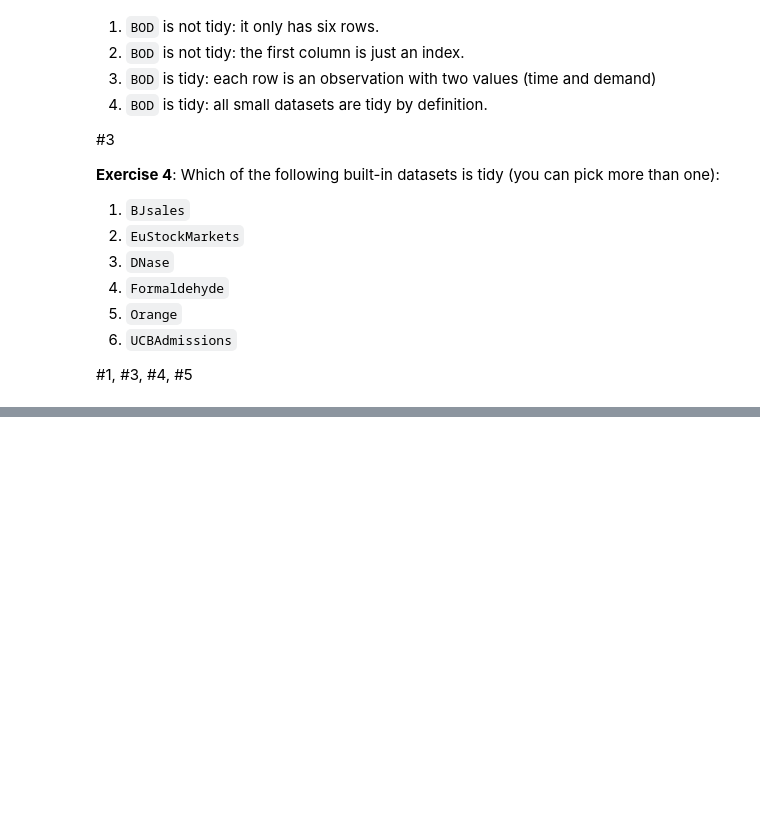
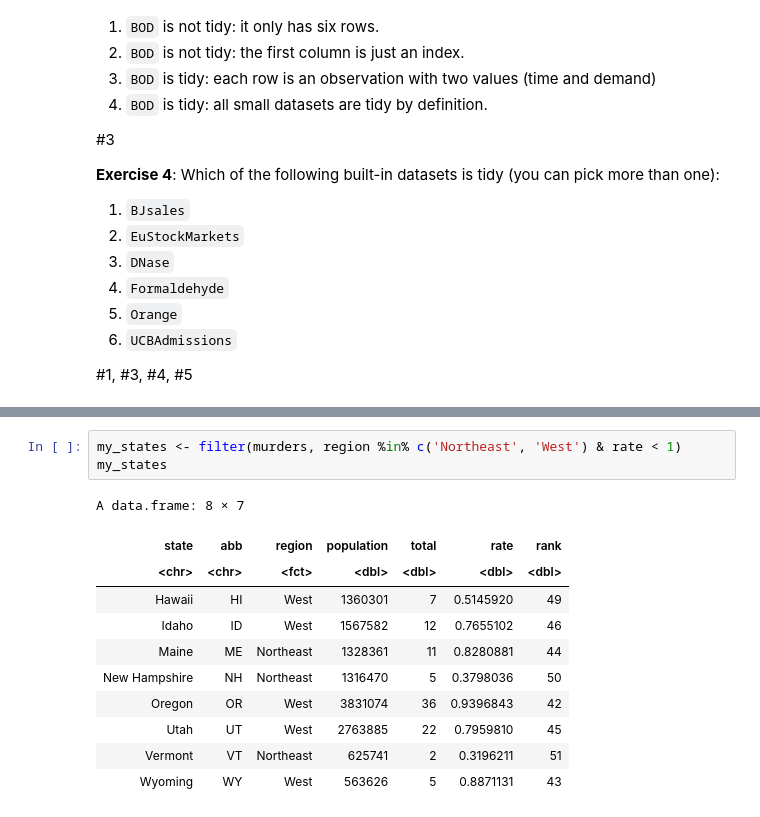
Before and after one commit to readyready15728/data-wrangling-and-visualization-with-r, a Jupyter notebook: 04_the_tidyverse/04_the_tidyverse.ipynb, the cells around one changed output, grey strips where cells are left out. Drawn from its saved outputs; the diff is of its cells as text; blank space fills up the shorter version.

```diff
--- a/04_the_tidyverse/04_the_tidyverse.ipynb
+++ b/04_the_tidyverse/04_the_tidyverse.ipynb
@@ -105,0 +437,15 @@ Here there are multiple observations on each row as the `year` variable is distr
+# %%
+my_states <- filter(murders, region %in% c('Northeast', 'West') & rate < 1)
+my_states
+# %% [output]
+A data.frame: 8 × 7
+| state | abb | region | population | total | rate | rank |
+| <chr> | <chr> | <fct> | <dbl> | <dbl> | <dbl> | <dbl> |
+| Hawaii | HI | West | 1360301 | 7 | 0.5145920 | 49 |
+| Idaho | ID | West | 1567582 | 12 | 0.7655102 | 46 |
+| Maine | ME | Northeast | 1328361 | 11 | 0.8280881 | 44 |
+| New Hampshire | NH | Northeast | 1316470 | 5 | 0.3798036 | 50 |
+| Oregon | OR | West | 3831074 | 36 | 0.9396843 | 42 |
+| Utah | UT | West | 2763885 | 22 | 0.7959810 | 45 |
+| Vermont | VT | Northeast | 625741 | 2 | 0.3196211 | 51 |
+| Wyoming | WY | West | 563626 | 5 | 0.8871131 | 43 |
```
Also changed, not shown: parts of 35 cells of this notebook.
